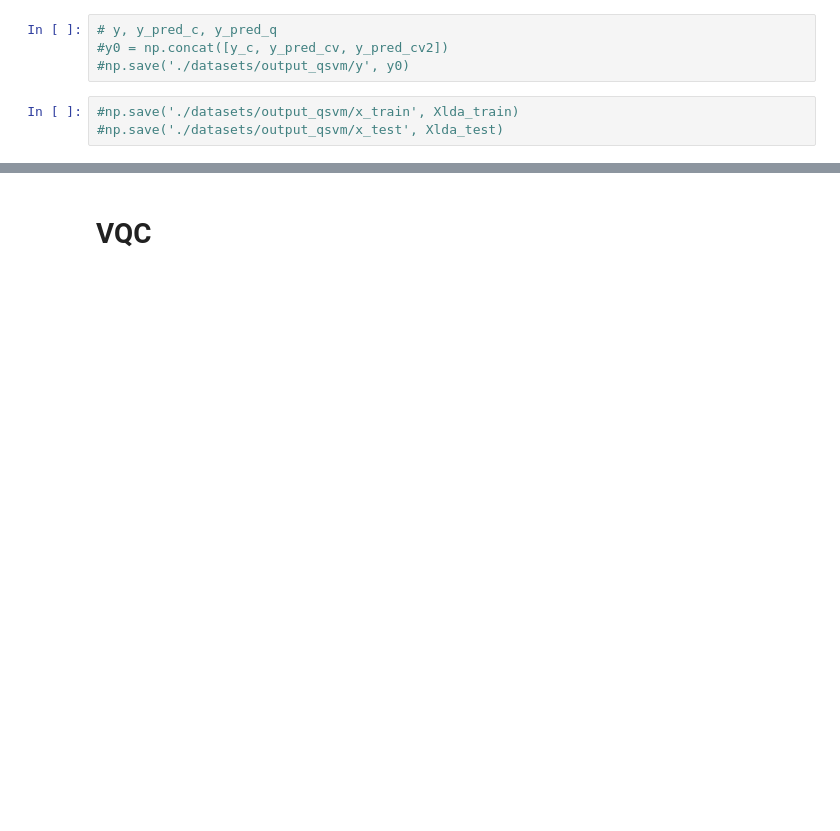
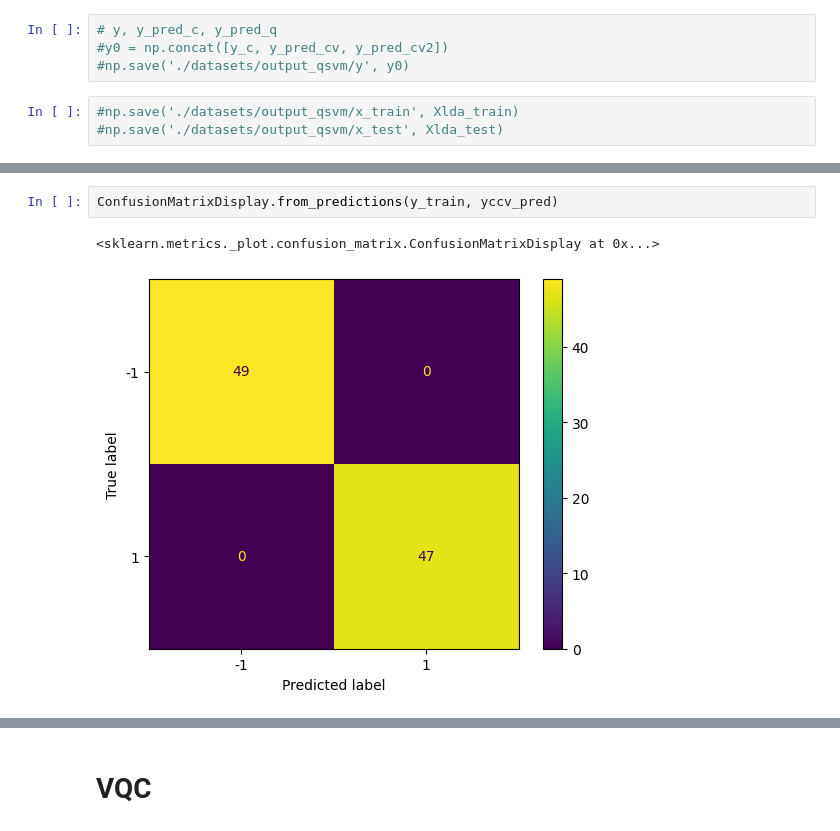
Before and after one commit to floatn/QML-for-finance, a Jupyter notebook: qml_qsvm.ipynb, the cells around one changed output, grey strips where cells are left out. Cells and saved outputs as stored; diff of their text form; blank space fills up the shorter version.

```diff
--- a/qml_qsvm.ipynb
+++ b/qml_qsvm.ipynb
@@ -2753,0 +2715,5 @@ RocCurveDisplay.from_predictions(y_test, y_score_q, ax=ax2)
+# %%
+ConfusionMatrixDisplay.from_predictions(y_train, yccv_pred)
+# %% [output]
+<sklearn.metrics._plot.confusion_matrix.ConfusionMatrixDisplay at 0x...>
+[figure, added]
```
Also changed, not shown: parts of 65 cells of this notebook, 14 other files.
